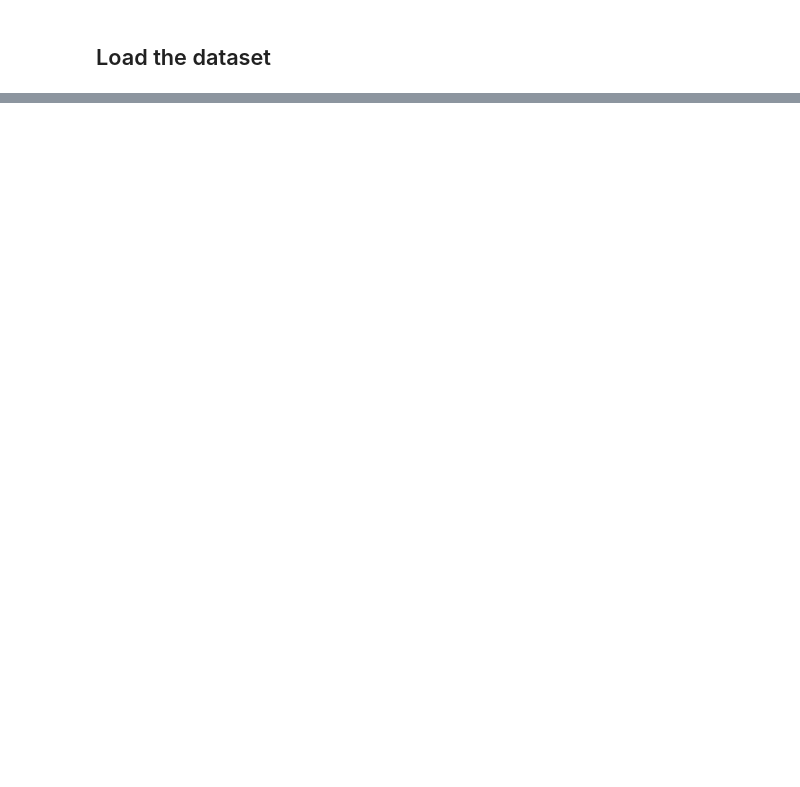
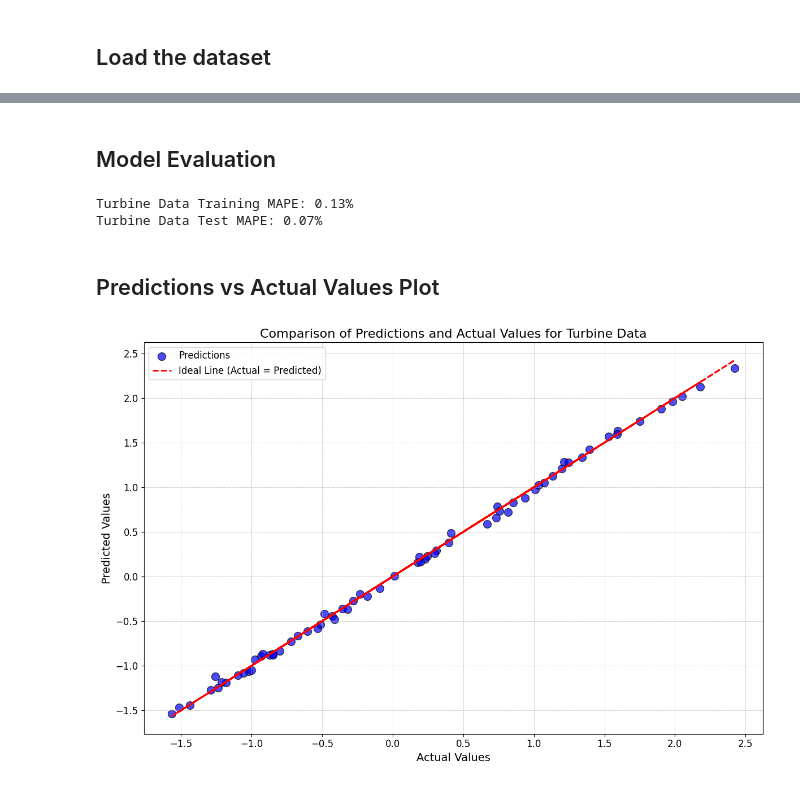
Before and after one commit to sebastianbuzdugan/A1-NeuralNetworks, a Jupyter notebook: BP/BP-turbine.ipynb, the cells around one changed output, grey strips where cells are left out. Drawn from its saved outputs; the diff is of its cells as text; code cells hidden in the pictures; blank space fills up the shorter version.

```diff
--- a/BP/BP-turbine.ipynb
+++ b/BP/BP-turbine.ipynb
@@ -1,21 +1,20 @@
 # %% [markdown]
 ## Load the dataset
 # %%
+import numpy as np
 import pandas as pd
-import numpy as np
 from sklearn.model_selection import train_test_split
-from sklearn.discriminant_analysis import StandardScaler
+from sklearn.preprocessing import StandardScaler
+from sklearn.metrics import mean_squared_error, r2_score
 import matplotlib.pyplot as plt
+from sklearn.metrics import mean_absolute_percentage_error
 
 
+normalized_data = pd.read_csv('../Normalization/A1-turbine-normalized.csv')
 
-# Load the normalized dataset
-file_path = '../Normalization/A1-turbine-normalized.csv'  # Update this to the path of your normalized dataset
-normalized_data = pd.read_csv(file_path)
+X = normalized_data.iloc[:, :-1].values  # select all columns except the last as features
+y = normalized_data.iloc[:, -1].values  # select the last column as the target
 
-X = normalized_data.iloc[:, :-1].values  # Select all columns except the last as features
-y = normalized_data.iloc[:, -1].values  # Select the last column as the target
+X_train, X_test, y_train, y_test = train_test_split(X, y, test_size=0.15, random_state=42)
 
-# Split data into training and test parts
-# This is an example split, adjust the test_size as needed for your experiment
-X_train, X_test, y_train, y_test = train_test_split(X, y, test_size=0.15, random_state=42)
+print(f"X_train shape: {X_train.shape}")
@@ -363,0 +96,3 @@ plt.show()
+# %%
+nn_turbine = MyNeuralNetwork(input_size=4, hidden_size=12, output_size=1)
+nn_turbine.train(X_train, y_train.reshape(-1, 1), learning_rate=0.001, epochs=500)
@@ -363,0 +111,32 @@ plt.show()
+# %% [markdown]
+## Model Evaluation
+# %%
+predictions_train_turbine = nn_turbine.predict(X_train)
+train_mape_turbine = mean_absolute_percentage_error(y_train, predictions_train_turbine)
+print(f"Turbine Data Training MAPE: {train_mape_turbine:.2f}%")
+
+predictions_test_turbine = nn_turbine.predict(X_test)
+test_mape_turbine = mean_absolute_percentage_error(y_test, predictions_test_turbine)
+print(f"Turbine Data Test MAPE: {test_mape_turbine:.2f}%")
+# %% [output]
+Turbine Data Training MAPE: 0.13%
+Turbine Data Test MAPE: 0.07%
+# %% [markdown]
+## Predictions vs Actual Values Plot
+# %%
+import matplotlib.pyplot as plt
+
+plt.figure(figsize=(12, 8))
+plt.scatter(y_test, predictions_test_turbine, color='blue', edgecolor='k', label='Predictions', alpha=0.7, marker='o', s=100)
+plt.plot(y_test, y_test, color='red', label='Ideal Line (Actual = Predicted)', linewidth=2, linestyle='--')
+plt.title('Comparison of Predictions and Actual Values for Turbine Data', fontsize=16)
+plt.xlabel('Actual Values', fontsize=14)
+plt.ylabel('Predicted Values', fontsize=14)
+plt.xticks(fontsize=12)
+plt.yticks(fontsize=12)
+plt.legend(fontsize=12)
+plt.grid(True, which='both', linestyle='--', linewidth=0.5)
+plt.tight_layout()
+plt.show()
+# %% [output]
+[figure, added]
```
Also changed, not shown: parts of 13 cells of this notebook, 16 other files.
